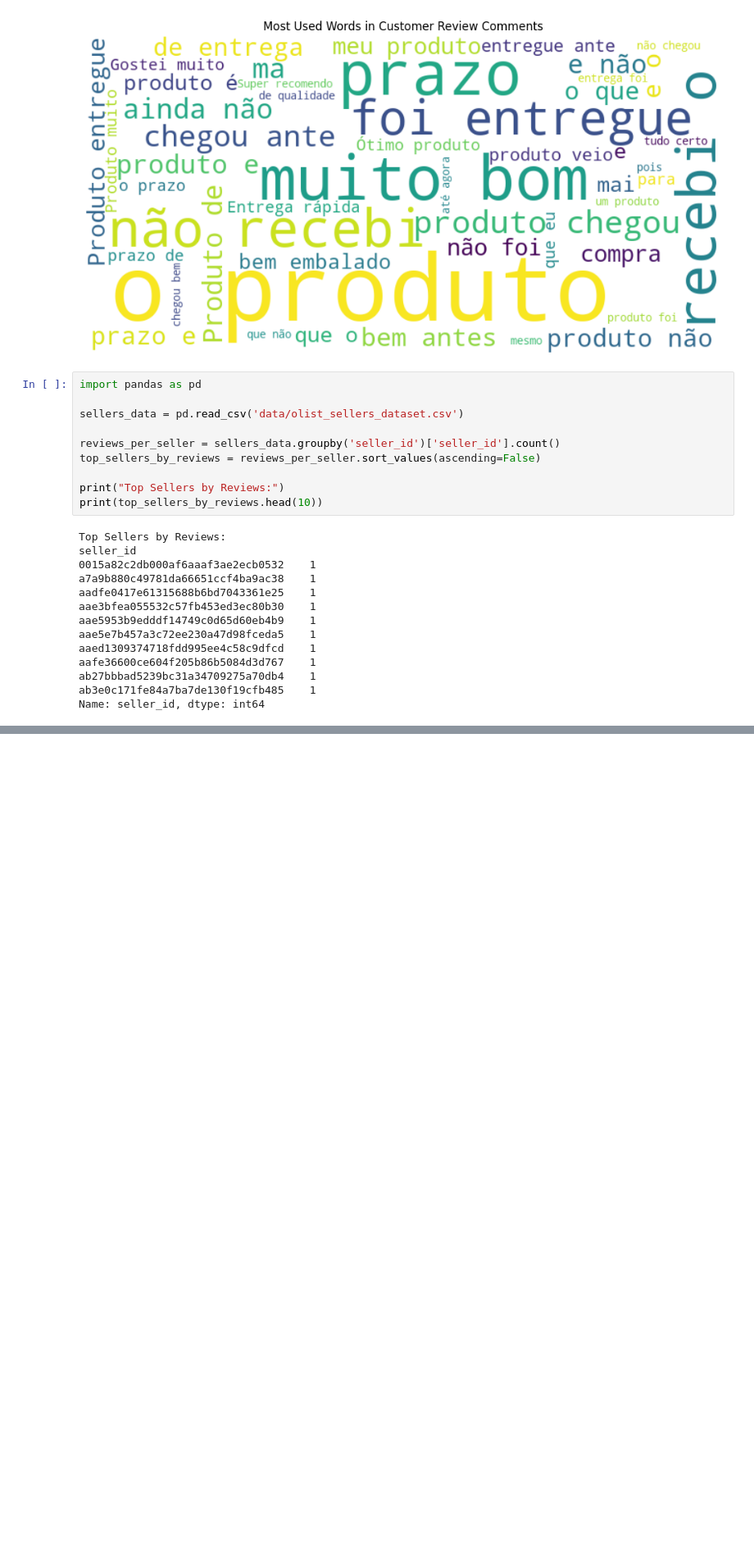
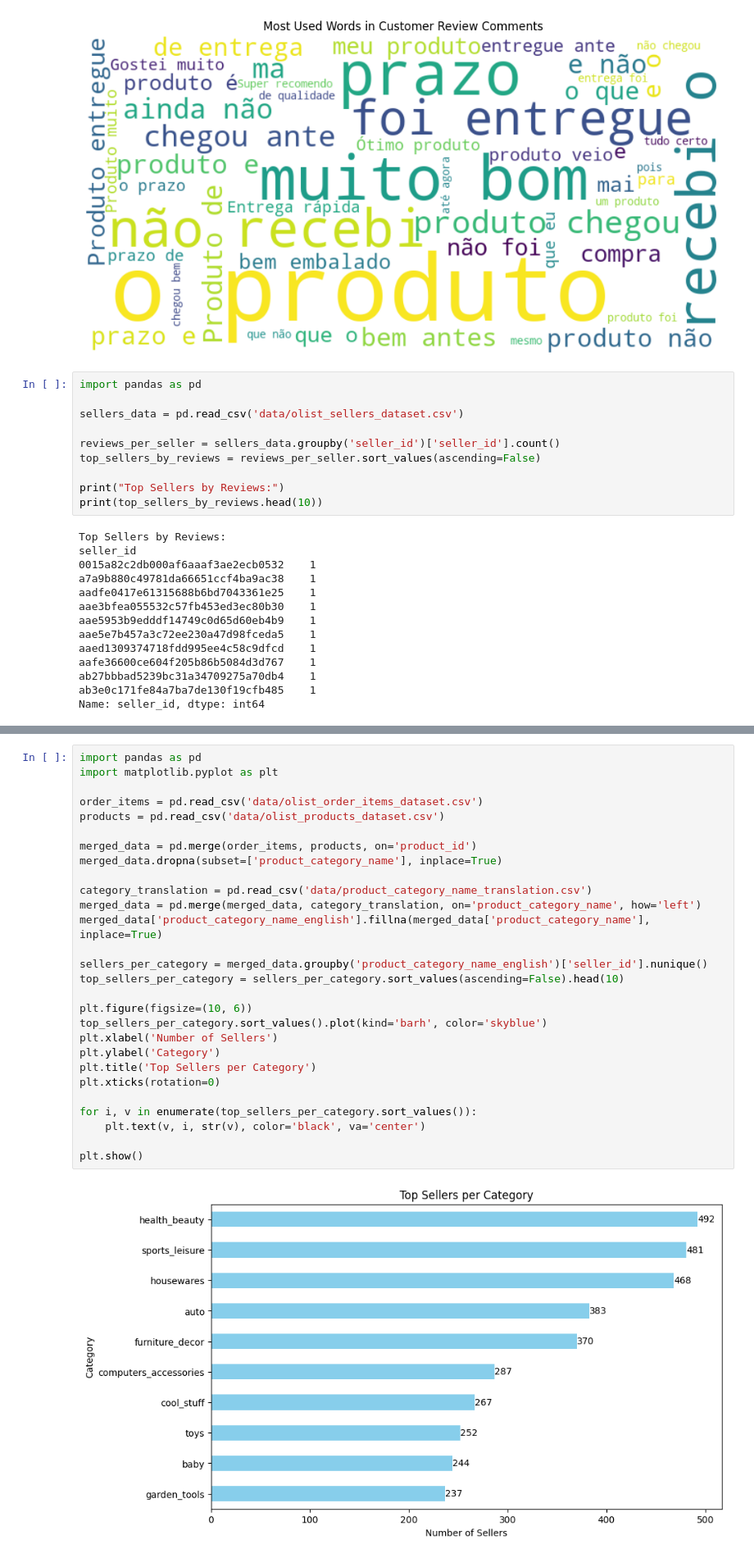
Before and after one commit to Breinich/BrasilianEcommerceAnalysis, a Jupyter notebook: Solution.ipynb, the cells around one changed output, grey strips where cells are left out. Shown at 82% size. Saved outputs shown, nothing was run; the diff lists cells and outputs as text; blank space fills up the shorter version.

```diff
--- a/Solution.ipynb
+++ b/Solution.ipynb
@@ -266,0 +267,30 @@ plt.show()
+# %%
+import pandas as pd
+import matplotlib.pyplot as plt
+
+order_items = pd.read_csv('data/olist_order_items_dataset.csv')
+products = pd.read_csv('data/olist_products_dataset.csv')
+
+merged_data = pd.merge(order_items, products, on='product_id')
+merged_data.dropna(subset=['product_category_name'], inplace=True)
+
+category_translation = pd.read_csv('data/product_category_name_translation.csv')
+merged_data = pd.merge(merged_data, category_translation, on='product_category_name', how='left')
+merged_data['product_category_name_english'].fillna(merged_data['product_category_name'], inplace=True)
+
+sellers_per_category = merged_data.groupby('product_category_name_english')['seller_id'].nunique()
+top_sellers_per_category = sellers_per_category.sort_values(ascending=False).head(10)
+
+plt.figure(figsize=(10, 6))
+top_sellers_per_category.sort_values().plot(kind='barh', color='skyblue')
+plt.xlabel('Number of Sellers')
+plt.ylabel('Category')
+plt.title('Top Sellers per Category')
+plt.xticks(rotation=0)
+
+for i, v in enumerate(top_sellers_per_category.sort_values()):
+    plt.text(v, i, str(v), color='black', va='center')
+
+plt.show()
+# %% [output]
+[figure, added]
```
Also changed, not shown: parts of 1 cell of this notebook.
